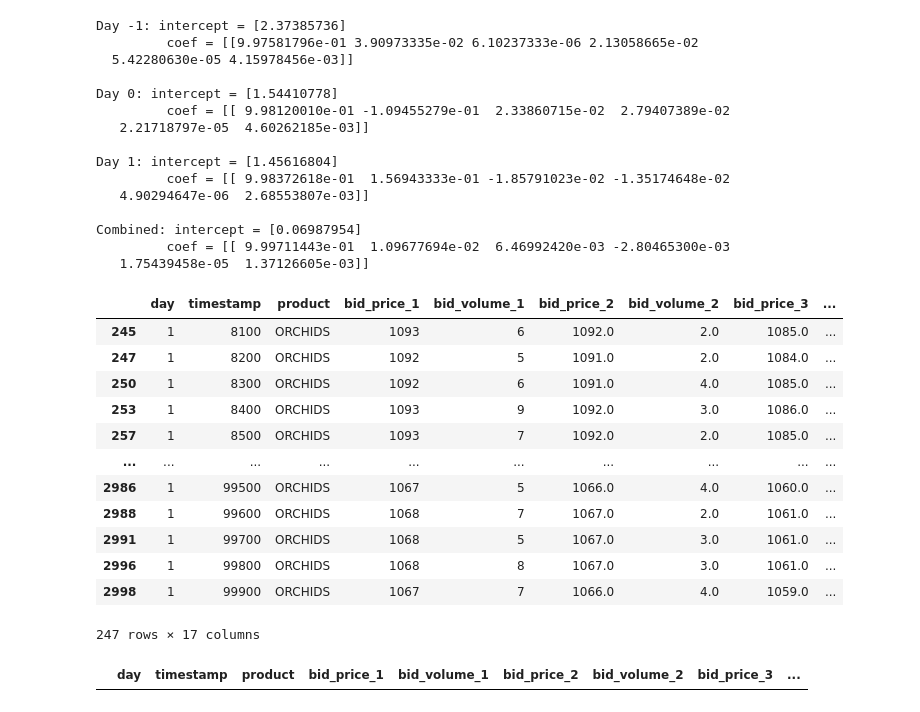
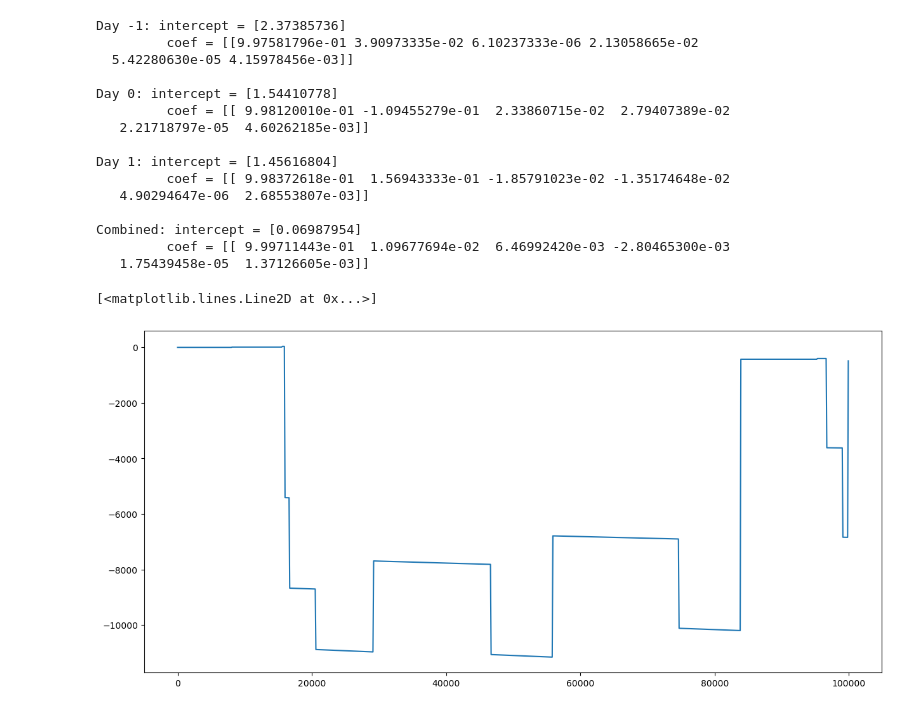
Before and after one commit to josephxiao8/prosperity2, a Jupyter notebook: joshua-notebooks/Round 2.ipynb, the cells around one changed output. Drawn from its saved outputs; the diff is of its cells as text; code cells hidden in the pictures.

```diff
--- a/joshua-notebooks/Round 2.ipynb
+++ b/joshua-notebooks/Round 2.ipynb
@@ -163,20 +163,12 @@ Combined: intercept = [0.06987954]
          coef = [[ 9.99711443e-01  1.09677694e-02  6.46992420e-03 -2.80465300e-03
    1.75439458e-05  1.37126605e-03]]
 # %%
-df = pd.read_csv("~/Downloads/245d2c03-746d-4c6b-ab57-20739a2e623e.csv", sep=';')
+df = pd.read_csv("~/Downloads/00e5ead0-1150-43f0-8dfd-554383b6dba1.csv", sep=';')
+
+mask = (df['product'] == "ORCHIDS")
+df_orchids = df[mask]
+fig, ax = plt.subplots(figsize=(15, 7))
+ax.plot(df_orchids.timestamp, df_orchids.profit_and_loss)
+# %% [output]
+[<matplotlib.lines.Line2D at 0x...>]
+[figure, added]
-# %%
-df[df['profit_and_loss'] > 0]
-# %% [output]
-|  | day | timestamp | product | bid_price_1 | bid_volume_1 | bid_price_2 | bid_volume_2 | bid_price_3 | ... |
-| 245 | 1 | 8100 | ORCHIDS | 1093 | 6 | 1092.0 | 2.0 | 1085.0 | ... |
-| 247 | 1 | 8200 | ORCHIDS | 1092 | 5 | 1091.0 | 2.0 | 1084.0 | ... |
-| 250 | 1 | 8300 | ORCHIDS | 1092 | 6 | 1091.0 | 4.0 | 1085.0 | ... |
-| 253 | 1 | 8400 | ORCHIDS | 1093 | 9 | 1092.0 | 3.0 | 1086.0 | ... |
-| 257 | 1 | 8500 | ORCHIDS | 1093 | 7 | 1092.0 | 2.0 | 1085.0 | ... |
-| ... | ... | ... | ... | ... | ... | ... | ... | ... | ... |
-| 2986 | 1 | 99500 | ORCHIDS | 1067 | 5 | 1066.0 | 4.0 | 1060.0 | ... |
-| 2988 | 1 | 99600 | ORCHIDS | 1068 | 7 | 1067.0 | 2.0 | 1061.0 | ... |
-| 2991 | 1 | 99700 | ORCHIDS | 1068 | 5 | 1067.0 | 3.0 | 1061.0 | ... |
-| 2996 | 1 | 99800 | ORCHIDS | 1068 | 8 | 1067.0 | 3.0 | 1061.0 | ... |
-| 2998 | 1 | 99900 | ORCHIDS | 1067 | 7 | 1066.0 | 4.0 | 1059.0 | ... |
-247 rows × 17 columns
@@ -185,4 +174,0 @@ ind = (df["profit_and_loss"] < 0) & (df["profit_and_loss"] > 0) & (df['timestamp
-# %%
-df[ind]
-# %% [output]
-|  | day | timestamp | product | bid_price_1 | bid_volume_1 | bid_price_2 | bid_volume_2 | bid_price_3 | ... |
```
Also changed, not shown: parts of 4 cells of this notebook, 1 other file.
